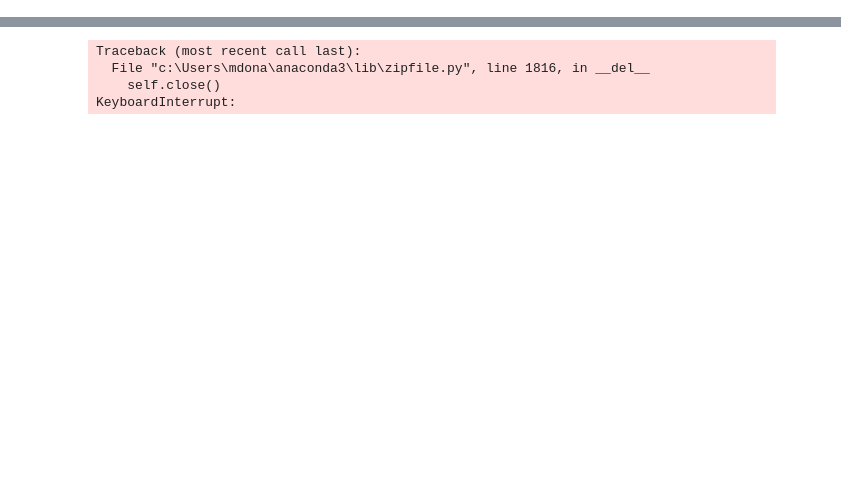
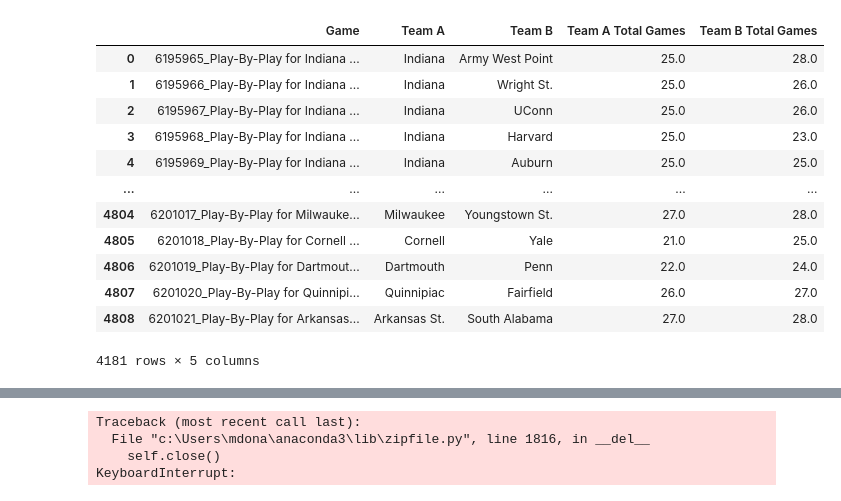
Before and after one commit to mdonahue263/NCAA_Markov, a Jupyter notebook: optimize_matrix_combination_v03.ipynb, the cells around one changed output, grey strips where cells are left out. Cells and saved outputs as stored; diff of their text form; code cells hidden in the pictures; blank space fills up the shorter version.

```diff
--- a/optimize_matrix_combination_v03.ipynb
+++ b/optimize_matrix_combination_v03.ipynb
@@ -67,2 +32,0 @@ games_meta_df
-# %%
-games_meta_df = games_meta_df.merge()
@@ -88,0 +38,32 @@ from scipy.optimize import minimize
+# %%
+# t1=time.time()
+# for i in tqdm(range(100)):
+# games_meta_df=process_1_df.copy()
+team_A_count = games_meta_df\
+    .groupby('Team A')['Game']\
+        .count()\
+            .reset_index()\
+                .rename(columns={'Game':'Team A Count'})
+
+team_B_count = games_meta_df\
+    .groupby('Team B')['Game']\
+        .count()\
+            .reset_index()\
+                .rename(columns={'Game':'Team B Count',
+                                'Team B':'Team A'})
+
+games_meta_df=games_meta_df.merge(team_A_count, on = 'Team A', how='left')
+games_meta_df=games_meta_df.merge(team_B_count, on = 'Team A', how='left')
+games_meta_df=games_meta_df.fillna(0)
+
+games_meta_df['Team A Total Games'] = games_meta_df['Team A Count'] + games_meta_df['Team B Count']
+
+games_meta_df=games_meta_df.drop(["Team A Count", 'Team B Count'], axis=1)
+
+games_meta_df=games_meta_df.merge(team_A_count, left_on = 'Team B', right_on='Team A', how='left')
+games_meta_df=games_meta_df.merge(team_B_count, left_on = 'Team B', right_on='Team A', how='left')
+games_meta_df=games_meta_df.fillna(0)
+
+games_meta_df['Team B Total Games'] = games_meta_df['Team A Count'] + games_meta_df['Team B Count']
+games_meta_df=games_meta_df.drop(["Team A Count", 'Team B Count', 'Team A_y','Team A'], axis=1).rename(columns={'Team A_x': 'Team A'})
+# t2=time.time()
@@ -88,0 +81,18 @@ from scipy.optimize import minimize
+# %%
+n_cutoff = 20
+# %%
+games_meta_df[(games_meta_df['Team A Total Games']>n_cutoff)&(games_meta_df['Team B Total Games']>n_cutoff)]
+# %% [output]
+|  | Game | Team A | Team B | Team A Total Games | Team B Total Games |
+| 0 | 6195965_Play-By-Play for Indiana ... | Indiana | Army West Point | 25.0 | 28.0 |
+| 1 | 6195966_Play-By-Play for Indiana ... | Indiana | Wright St. | 25.0 | 26.0 |
+| 2 | 6195967_Play-By-Play for Indiana ... | Indiana | UConn | 25.0 | 26.0 |
+| 3 | 6195968_Play-By-Play for Indiana ... | Indiana | Harvard | 25.0 | 23.0 |
+| 4 | 6195969_Play-By-Play for Indiana ... | Indiana | Auburn | 25.0 | 25.0 |
+| ... | ... | ... | ... | ... | ... |
+| 4804 | 6201017_Play-By-Play for Milwauke... | Milwaukee | Youngstown St. | 27.0 | 28.0 |
+| 4805 | 6201018_Play-By-Play for Cornell ... | Cornell | Yale | 21.0 | 25.0 |
+| 4806 | 6201019_Play-By-Play for Dartmout... | Dartmouth | Penn | 22.0 | 24.0 |
+| 4807 | 6201020_Play-By-Play for Quinnipi... | Quinnipiac | Fairfield | 26.0 | 27.0 |
+| 4808 | 6201021_Play-By-Play for Arkansas... | Arkansas St. | South Alabama | 27.0 | 28.0 |
+4181 rows × 5 columns
```
Also changed, not shown: parts of 34 cells of this notebook, 2 other files.
